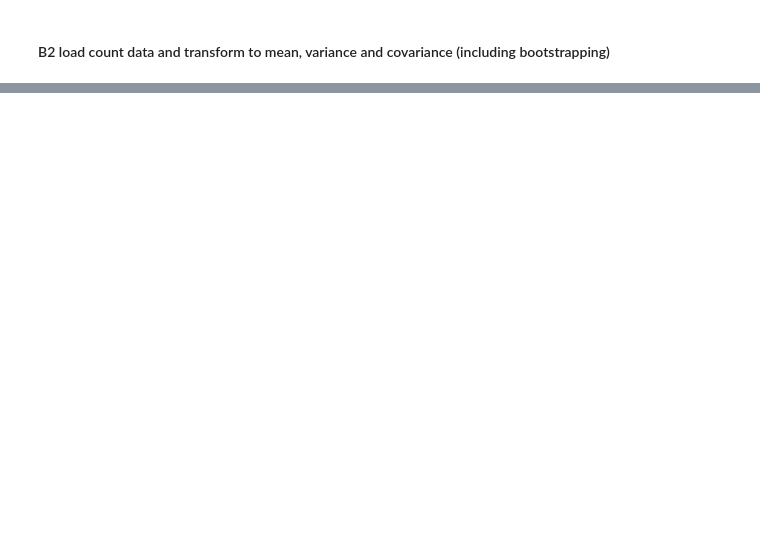
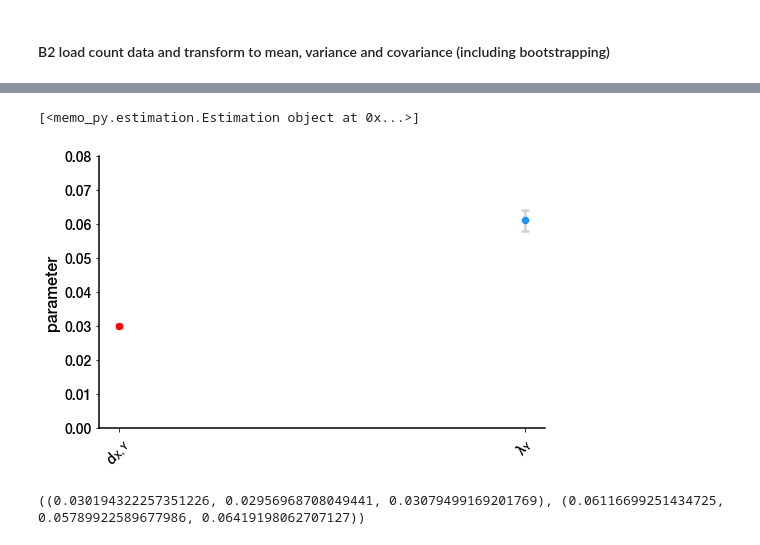
Before and after one commit to mauricelanghinrichs/memocell, a Jupyter notebook: examples/examples.ipynb, the cells around one changed output, grey strips where cells are left out. Drawn from its saved outputs; the diff is of its cells as text; code cells hidden in the pictures; blank space fills up the shorter version.

```diff
--- a/examples/examples.ipynb
+++ b/examples/examples.ipynb
@@ -33,0 +511,31 @@ to explain the different functionalities of this framework based on the three ma
+# %%
+res = pickle.load(open('in_silico_estimation.pickle', 'rb'))
+
+print(res)
+# %% [output]
+[<memo_py.estimation.Estimation object at 0x...>]
+# %%
+est = res[0]
+
+### plot one-dimensional parameter confidence bounds
+x_axis = {'label': '',
+        'limits': (None, None),
+        'log': False}
+y_axis = {'label': 'parameter',
+        'limits': (0, 0.08),
+        'log': False}
+
+settings = {
+    'la_1': {'label': '$\lambda_Y$', 'color': 'dodgerblue'},
+    'd_01': {'label': '$d_{X,Y}$', 'color': 'red'}
+    }
+
+output = {'output_folder': './example_figures',
+        'plot_name': 'fig_test_dots_bars_params_conf'}
+
+im = me.Plots(x_axis, y_axis, show=True)
+im.dots_w_bars(*est.dots_w_bars_parameters(settings), output)
+print(est.bay_est_params_conf)
+# %% [output]
+[figure, added]
+((0.030194322257351226, 0.02956968708049441, 0.03079499169201769), (0.06116699251434725, 0.05789922589677986, 0.06419198062707127))
```
Also changed, not shown: parts of 35 cells of this notebook, 39 other files.
